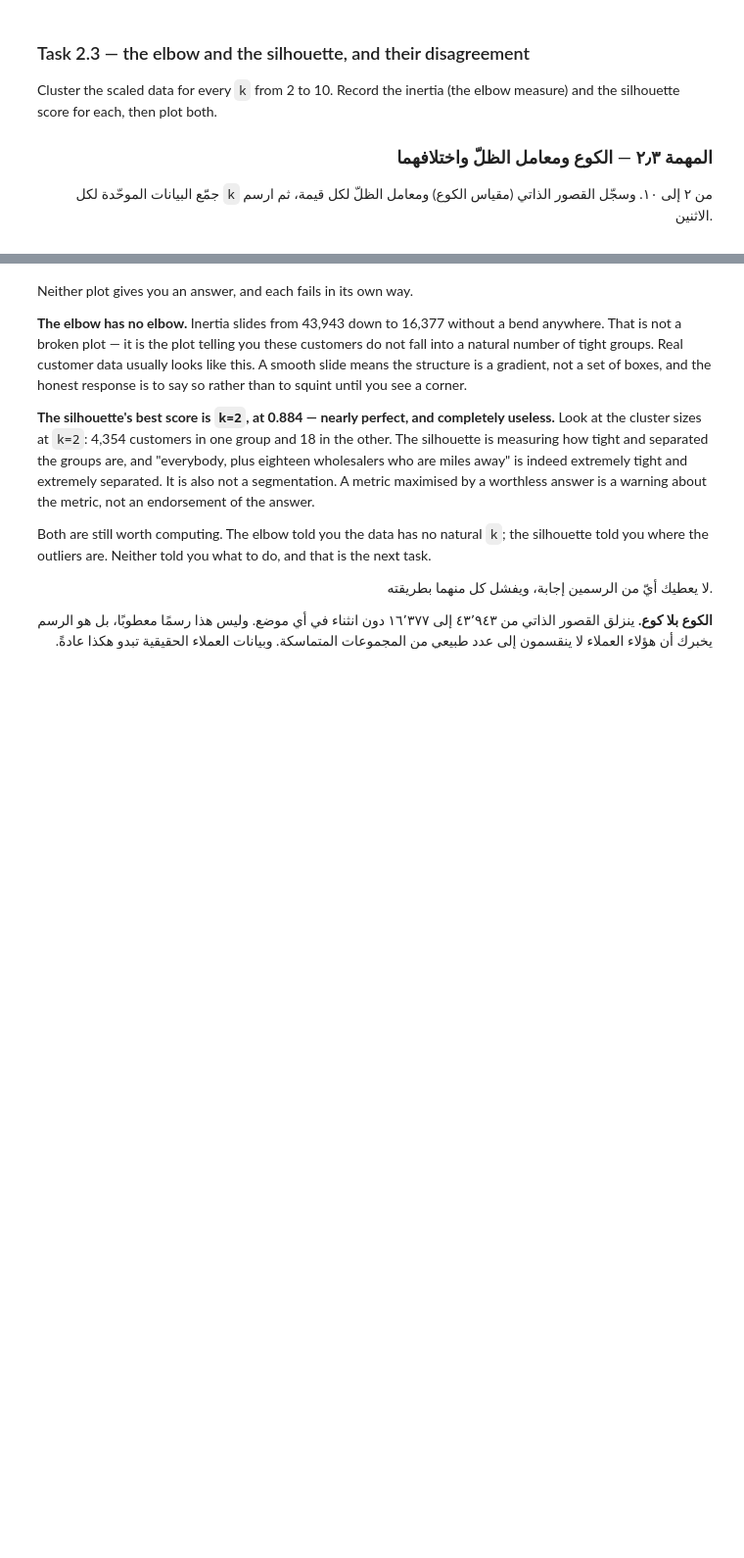
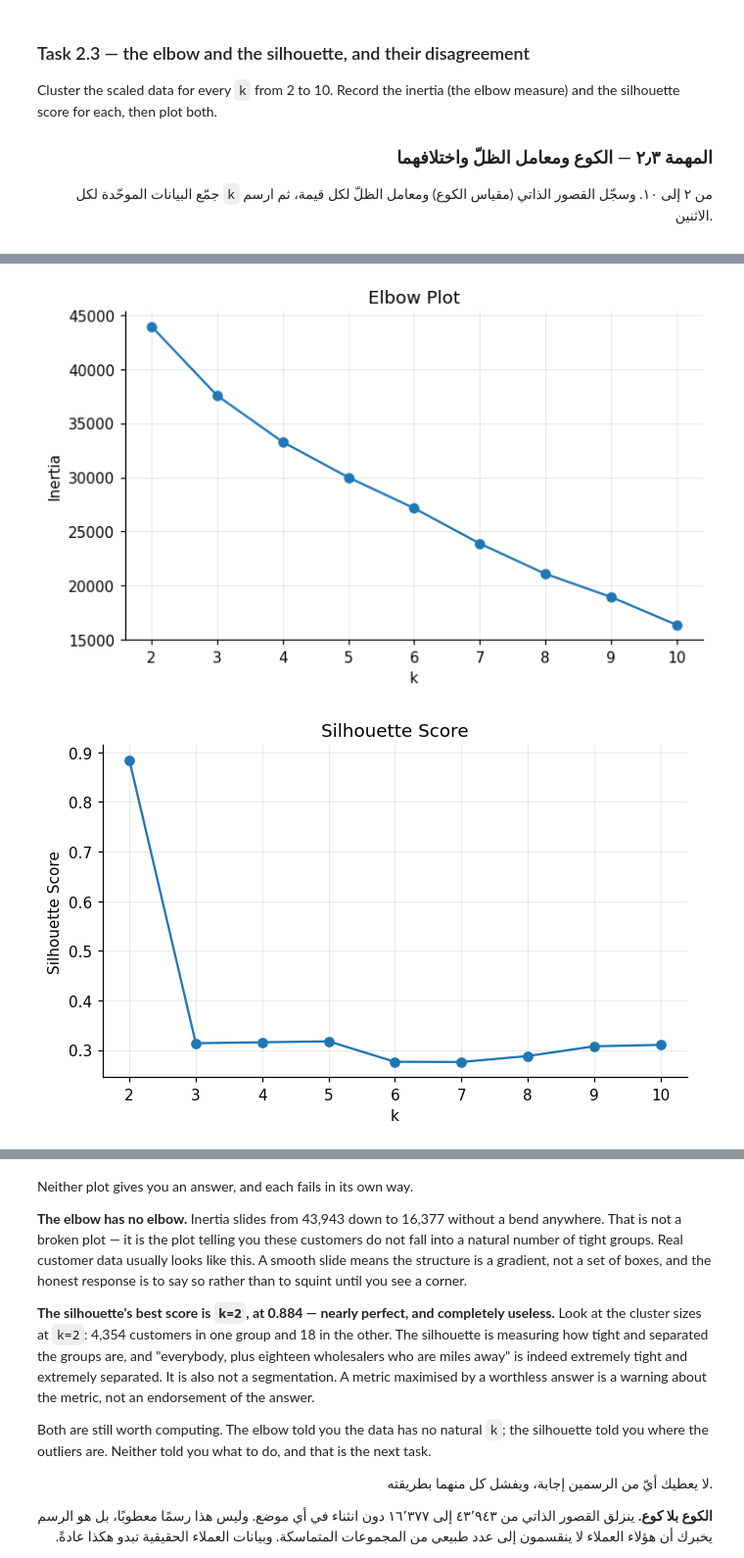
Before and after one commit to Aziz-132/AIEP_Olo_student, a Jupyter notebook: week_1_foundations/labs/D5_clustering_pca/D5_clustering_pca_blank.ipynb, the cells around one changed output, grey strips where cells are left out. Shown at 98% size. Cells and saved outputs as stored; diff of their text form; code cells hidden in the pictures; blank space fills up the shorter version.

```diff
--- a/week_1_foundations/labs/D5_clustering_pca/D5_clustering_pca_blank.ipynb
+++ b/week_1_foundations/labs/D5_clustering_pca/D5_clustering_pca_blank.ipynb
@@ -616,0 +559,74 @@ print(k_scores.round(4).to_string(index=False))
+# %%
+
+# ────────────────────────────────────────────────────────────────────
+# 1) نكرّر قيم k من 2 إلى 10، وفي كل مرة ندرب KMeans على البيانات الموحّدة.
+# 2) نسجّل inertia وsilhouette وأكبر نسبة عنقود حتى نستطيع مقارنة قيم k المختلفة.
+# 3) نحفظ النتائج في k_results أولًا، ثم نحوّلها إلى DataFrame باسم k_scores.
+# 4) بعد إنشاء k_scores نرسم Elbow وSilhouette لأن الرسم يحتاج البيانات الموجودة فيها.
+#
+# ١) كرّر k من ٢ إلى ١٠، ودرّب KMeans على X_scaled في كل مرة.
+# ٢) سجّل inertia وsilhouette ونصيب أكبر عنقود.
+# ٣) اجمع النتائج في k_results ثم حوّلها إلى DataFrame باسم k_scores.
+# ٤) بعد إنشاء k_scores ارسم منحنيَي Elbow وSilhouette.
+# ────────────────────────────────────────────────────────────────────
+
+from sklearn.metrics import silhouette_score
+
+# نحدد قيم k التي نريد اختبارها من 2 إلى 10.
+K_RANGE = range(2, 11)
+
+# نجهّز قائمة لتجميع نتائج كل قيمة k قبل تحويلها إلى جدول.
+k_results = []
+
+# ندرّب KMeans مرة لكل قيمة k ونحسب المقاييس المطلوبة.
+for k in K_RANGE:
+    # ننشئ نموذج KMeans بعدد العناقيد الحالي مع تثبيت الإعدادات للمقارنة العادلة.
+    kmeans_model = KMeans(n_clusters=k, n_init=10, random_state=42)
+
+    # ندرّب النموذج على البيانات الموحّدة لأن المهمة تدرس أثر scaling.
+    kmeans_model.fit(X_scaled)
+
+    # نحفظ رقم العنقود الذي أُسنِد إليه كل عميل.
+    labels = kmeans_model.labels_
+
+    # نقرأ inertia من النموذج كمقياس لتماسك العناقيد داخلها.
+    inertia = kmeans_model.inertia_
+
+    # نحسب silhouette لقياس التماسك والفصل بين العناقيد.
+    silhouette = silhouette_score(X_scaled, labels)
+
+    # نحسب نسبة العملاء الموجودين في أكبر عنقود حتى نكشف العناقيد غير المتوازنة.
+    biggest_share = np.bincount(labels).max() / len(customers)
+
+    # نضيف نتائج قيمة k الحالية إلى قائمة النتائج.
+    k_results.append({
+        'k': k,
+        'inertia': inertia,
+        'silhouette': silhouette,
+        'biggest_share': biggest_share
+    })
+
+# نحوّل النتائج المجمعة إلى DataFrame حتى نستطيع قراءتها ورسمها.
+k_scores = pd.DataFrame(k_results).set_index('k')
+
+# نرسم inertia مقابل k لرؤية شكل Elbow.
+plt.figure(figsize=(7, 4))
+plt.plot(k_scores.index, k_scores["inertia"], marker="o")
+plt.xlabel("k")
+plt.ylabel("Inertia")
+plt.title("Elbow Plot")
+plt.show()
+
+# نرسم Silhouette Score مقابل k لمقارنة جودة الفصل بين العناقيد.
+plt.figure(figsize=(7, 4))
+plt.plot(k_scores.index, k_scores["silhouette"], marker="o")
+plt.xlabel("k")
+plt.ylabel("Silhouette Score")
+plt.title("Silhouette Score")
+plt.show()
+
+# نطبع جدول النتائج حتى نستطيع مقارنة k من 2 إلى 10 بالأرقام.
+print(k_scores.round(4).to_string(index=False))
+# %% [output]
+[figure, added]
+[figure, added]
```
Also changed, not shown: parts of 5 cells of this notebook.
